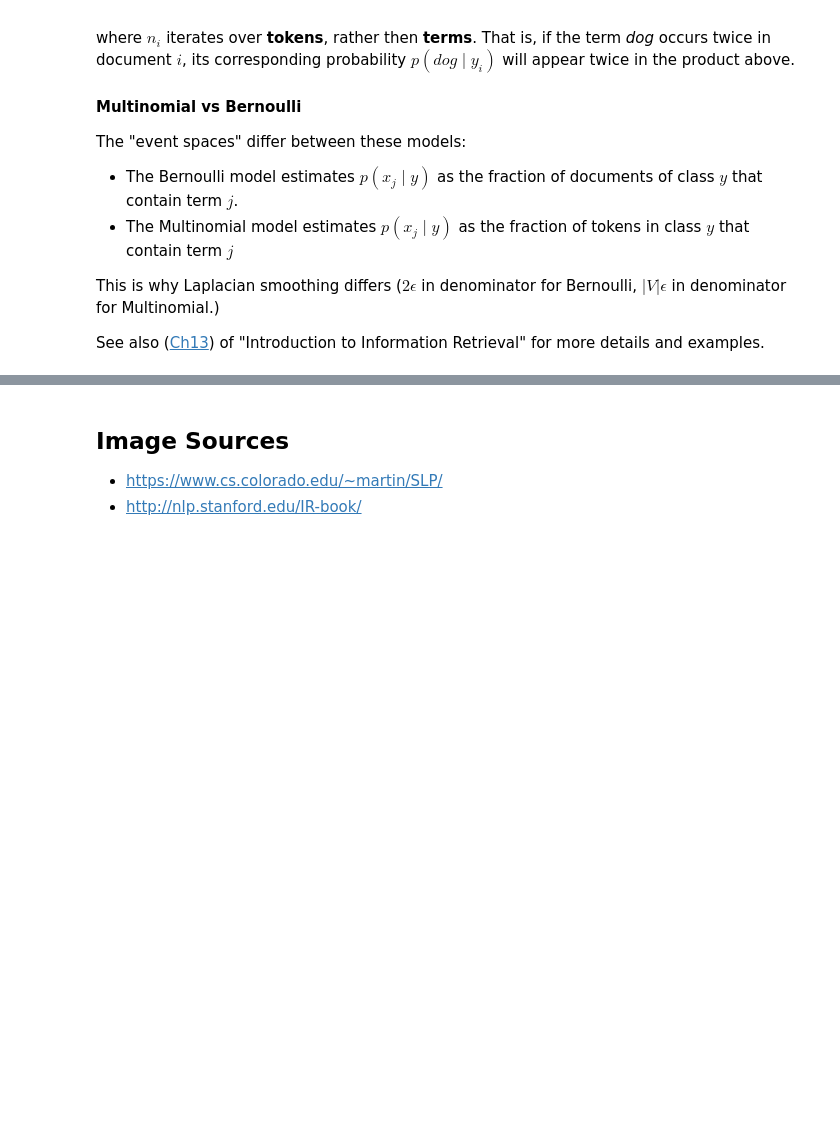
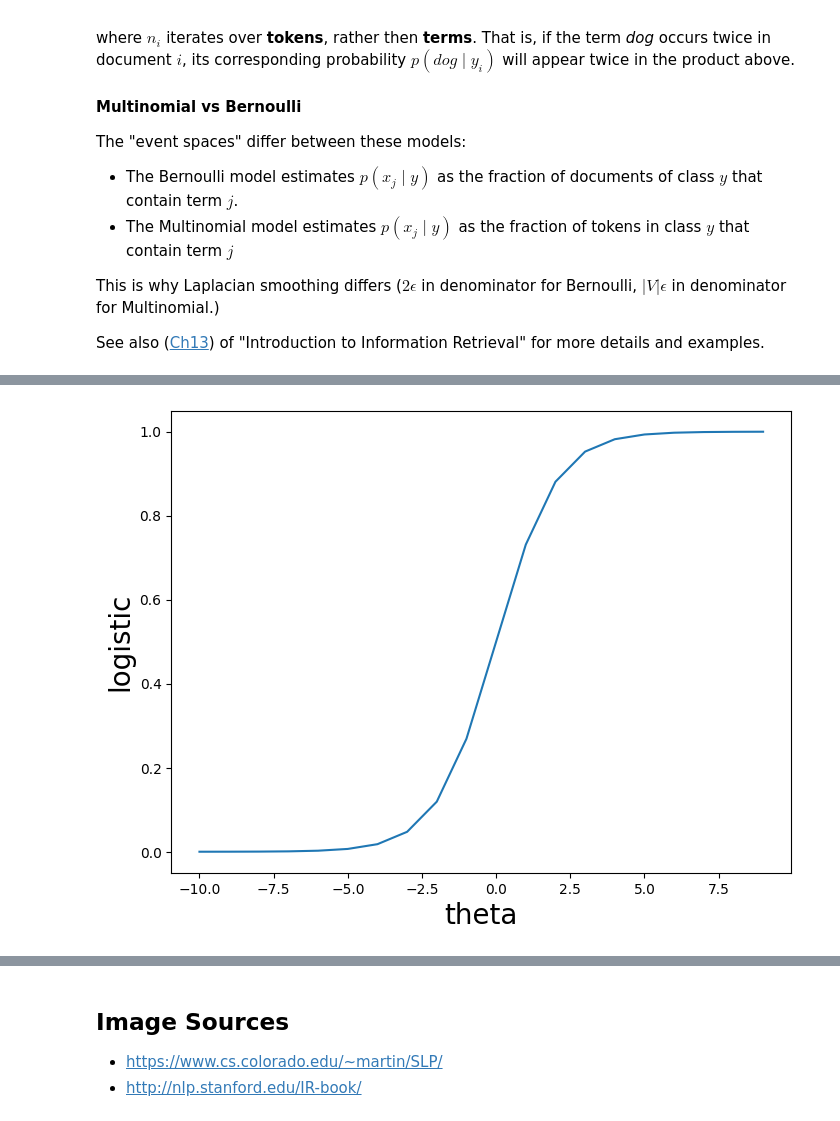
Before and after one commit to tulane-cmps6730/main, a Jupyter notebook: notebooks/02_Classification_1.ipynb, the cells around one changed output, grey strips where cells are left out. Cells and saved outputs as stored; diff of their text form; code cells hidden in the pictures; blank space fills up the shorter version.

```diff
--- a/notebooks/02_Classification_1.ipynb
+++ b/notebooks/02_Classification_1.ipynb
@@ -151,11 +17,0 @@ Let's start with very simple implementations of classifiers to get a sense of ho
-# %%
-# common imports
-import numpy as np
-import matplotlib.pyplot as plt
-import pandas as pd
-!pip install hvplot
-import hvplot.pandas
-import holoviews as hv
-import seaborn as sns
-
-sns.set(style="whitegrid", font_scale=1.5, rc={'figure.figsize':(12, 6)})
@@ -735,0 +457,7 @@ See also ([Ch13](http://nlp.stanford.edu/IR-book/pdf/13bayes.pdf)) of "Introduct
+# %%
+def f(x, theta):
+    return np.dot(x.T, theta)
+
+x = npa([1,2,3])  # term0 appears 1 time, term1 appears 2 times...
+theta = npa([-1, -1, 5])  # third term is predictive of positive class
+f(x, theta)
@@ -735,0 +679,3 @@ See also ([Ch13](http://nlp.stanford.edu/IR-book/pdf/13bayes.pdf)) of "Introduct
+# %%
+theta = npa([1.,1.])
+gradient_descent(gradient, rss, theta, .2, D, .01, 20)
@@ -735,0 +809,15 @@ See also ([Ch13](http://nlp.stanford.edu/IR-book/pdf/13bayes.pdf)) of "Introduct
+# %%
+from math import exp
+def logistic(x, theta):
+    # p(y=1|x)
+    return 1 / (1 + exp(-f(x, theta)))
+
+x = npa([1])
+
+plt.figure(figsize=(8,6))
+plt.plot(range(-10, 10), [logistic(x, theta) for theta in range(-10, 10)])
+plt.xlabel('theta', size=20)
+plt.ylabel('logistic', size=20)
+plt.show()
+# %% [output]
+[figure, added]
```
Also changed, not shown: parts of 67 cells of this notebook, 1 other file.
